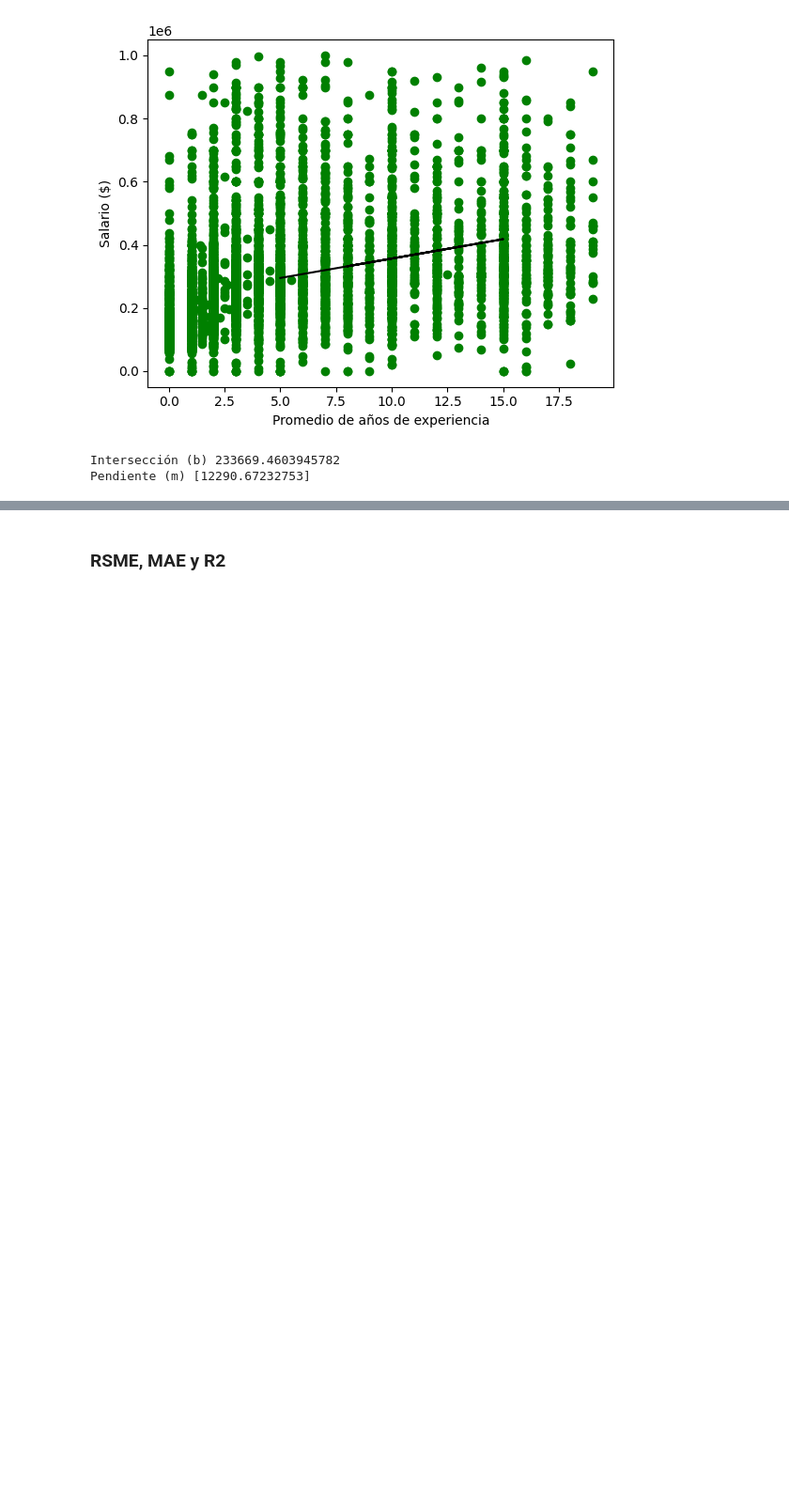
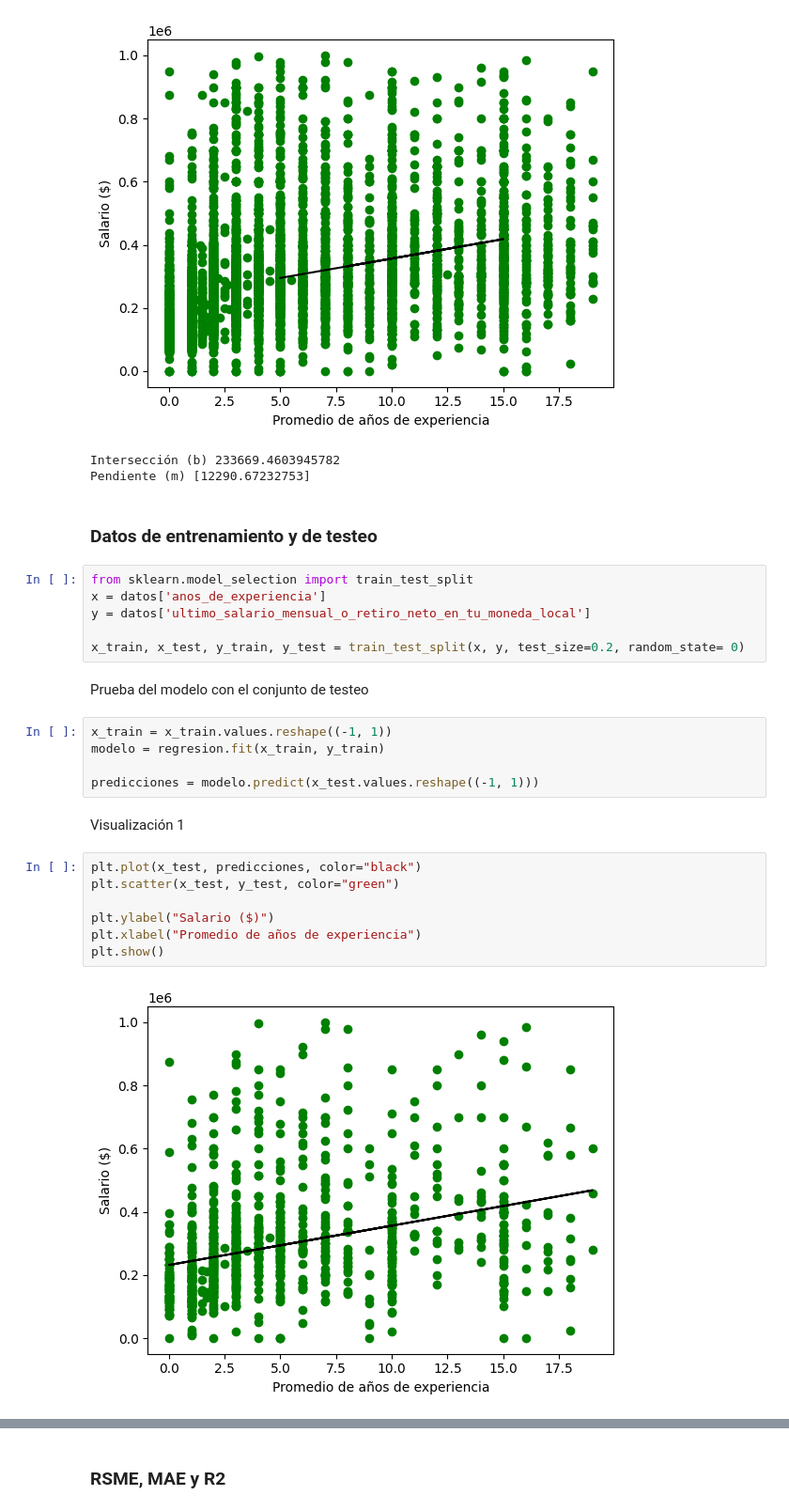
Before and after one commit to LuisSiccardi/ISPC_CienciaDeDatos_I, a Jupyter notebook: main.ipynb, the cells around one changed output, grey strips where cells are left out. Shown at 94% size. Cells and saved outputs as stored; diff of their text form; blank space fills up the shorter version.

Commit message:
Añadidos datos en main.ipynb

```diff
--- a/main.ipynb
+++ b/main.ipynb
@@ -594,3 +593,29 @@ print("Pendiente (m)", modelo.coef_)
 [figure]
 Intersección (b) 233669.4603945782
 Pendiente (m) [12290.67232753]
+# %% [markdown]
+### Datos de entrenamiento y de testeo
+# %%
+from sklearn.model_selection import train_test_split
+x = datos['anos_de_experiencia']
+y = datos['ultimo_salario_mensual_o_retiro_neto_en_tu_moneda_local']
+
+x_train, x_test, y_train, y_test = train_test_split(x, y, test_size=0.2, random_state= 0)
+# %% [markdown]
+Prueba del modelo con el conjunto de testeo
+# %%
+x_train = x_train.values.reshape((-1, 1))
+modelo = regresion.fit(x_train, y_train)
+
+predicciones = modelo.predict(x_test.values.reshape((-1, 1)))
+# %% [markdown]
+Visualización 1
+# %%
+plt.plot(x_test, predicciones, color="black")
+plt.scatter(x_test, y_test, color="green")
+
+plt.ylabel("Salario ($)")
+plt.xlabel("Promedio de años de experiencia")
+plt.show()
+# %% [output]
+[figure, added]
```
Also changed, not shown: parts of 4 cells of this notebook.
